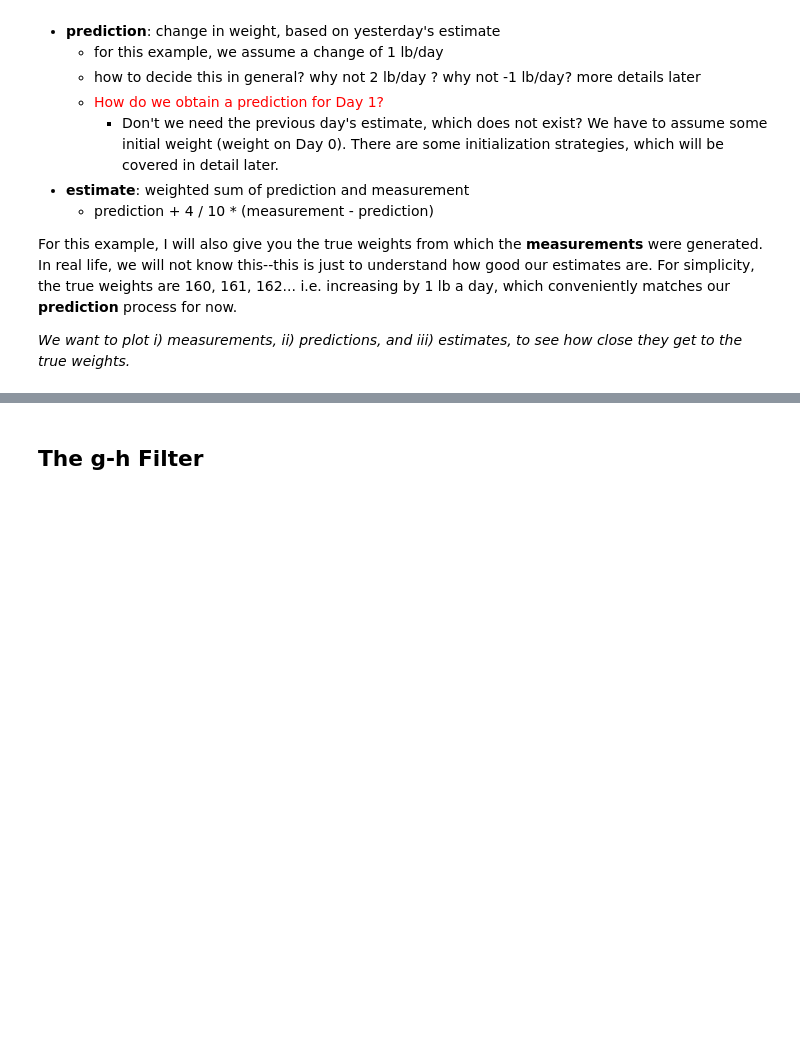
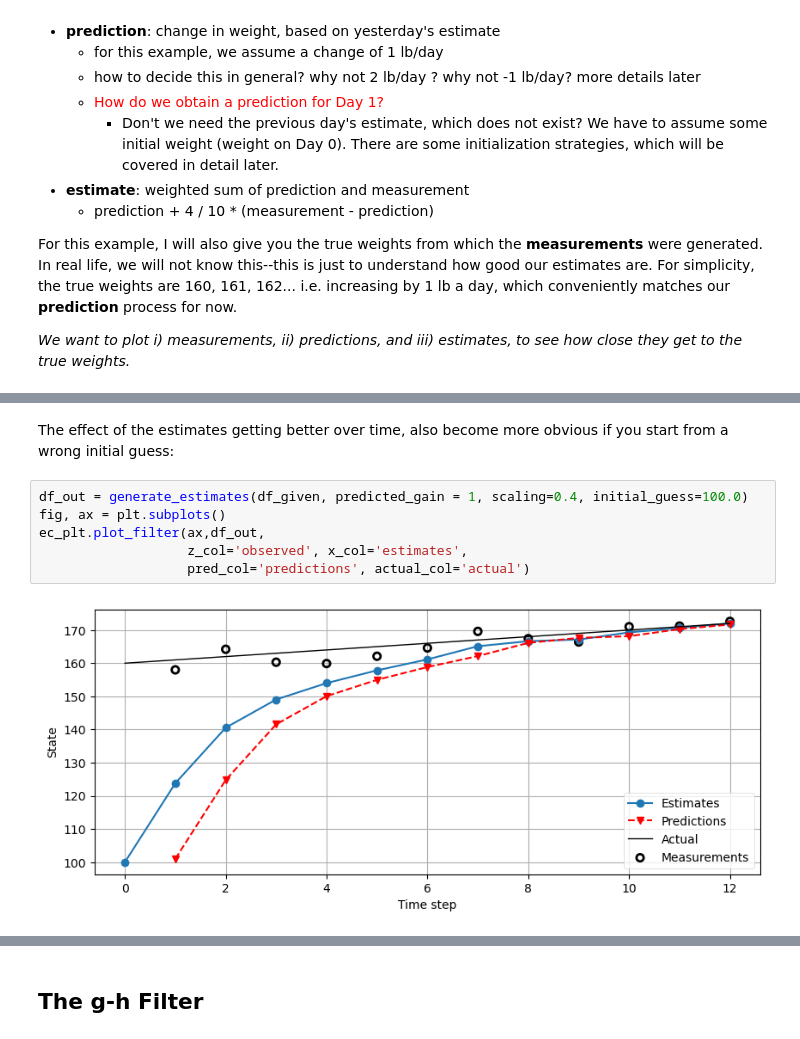
Before and after one commit to edmundchong/Kalman-and-Bayesian-Filters-in-Python, a Jupyter notebook: 01-g-h-filter.ipynb, the cells around one changed output, grey strips where cells are left out. Drawn from its saved outputs; the diff is of its cells as text; blank space fills up the shorter version.

```diff
--- a/01-g-h-filter.ipynb
+++ b/01-g-h-filter.ipynb
@@ -308,0 +314,10 @@ gh.plot_gh_results(df['measurements'][1:], df['estimates'], df['predictions'][1:
+# %% [markdown]
+The effect of the estimates getting better over time, also become more obvious if you start from a wrong initial guess:
+# %%
+df_out = generate_estimates(df_given, predicted_gain = 1, scaling=0.4, initial_guess=100.0)
+fig, ax = plt.subplots()
+ec_plt.plot_filter(ax,df_out,
+                   z_col='observed', x_col='estimates',
+                   pred_col='predictions', actual_col='actual')
+# %% [output]
+[figure, added]
```
Also changed, not shown: parts of 58 cells of this notebook, 3 other files.
